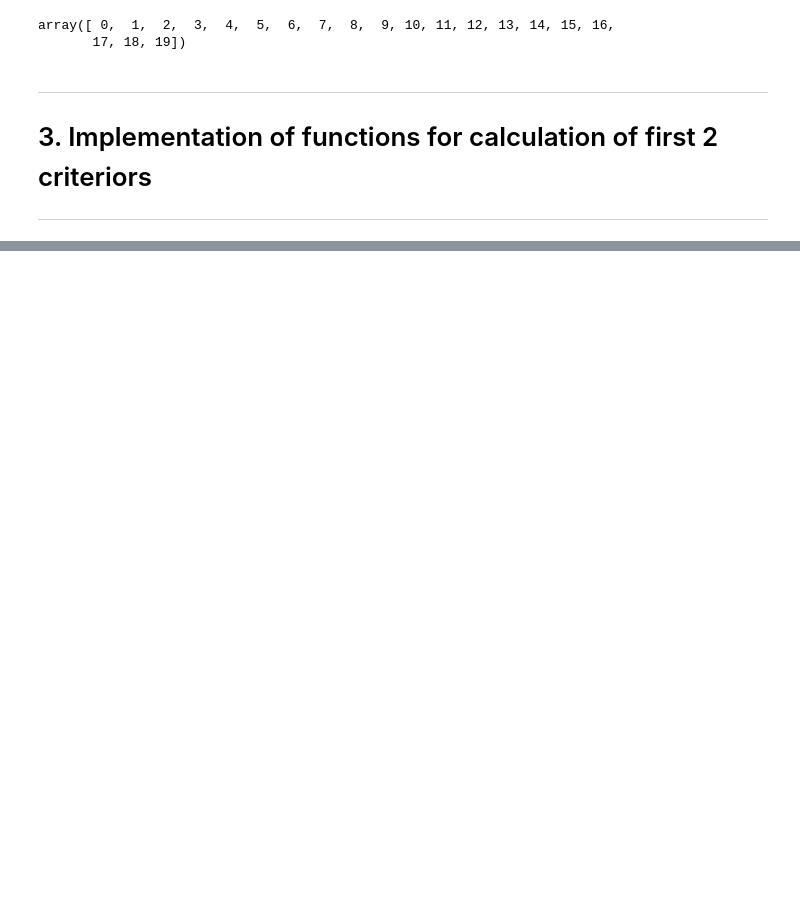
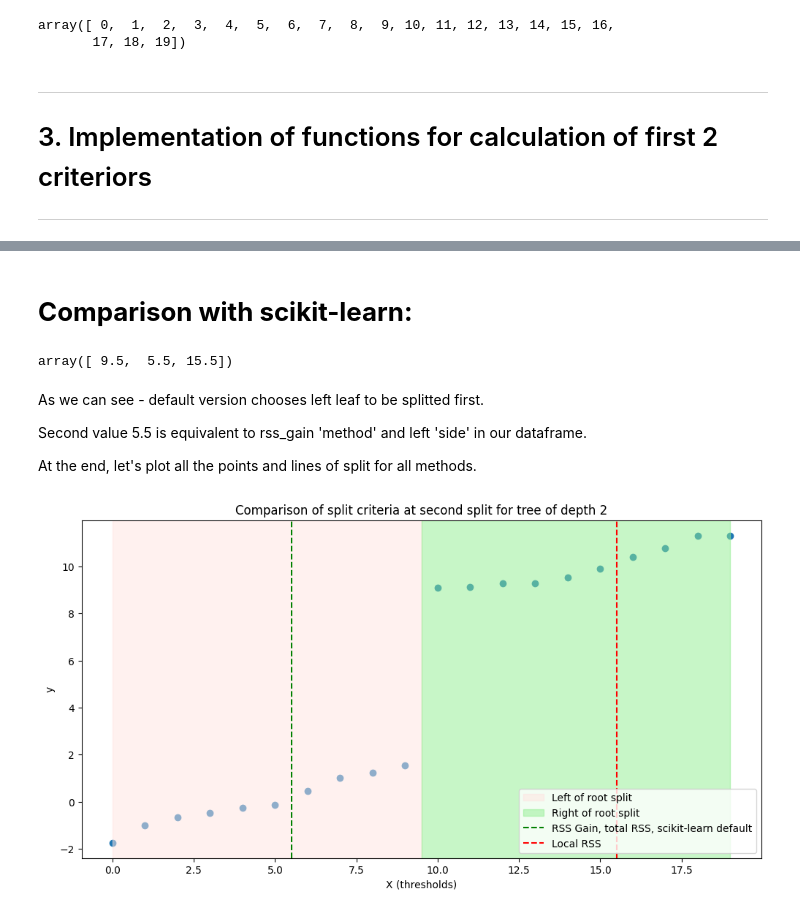
Before and after one commit to TrzeciakPiotr2300/Uczenie_Maszynowe_2025, a Jupyter notebook: HW06_tree_methods_spliting_criteriors.ipynb, the cells around one changed output, grey strips where cells are left out. Saved outputs shown, nothing was run; the diff lists cells and outputs as text; code cells hidden in the pictures; blank space fills up the shorter version.

```diff
--- a/HW06_tree_methods_spliting_criteriors.ipynb
+++ b/HW06_tree_methods_spliting_criteriors.ipynb
@@ -418,0 +419,42 @@ results_df
+# %% [markdown]
+# **Comparison with scikit-learn:**
+# %%
+tree = DecisionTreeRegressor(criterion='squared_error', max_depth=2)
+tree.fit(X_flat.reshape(-1, 1), y_flat)
+tree.tree_.threshold[[0, 1, 4]]
+# %% [output]
+array([ 9.5,  5.5, 15.5])
+# %% [markdown]
+As we can see - default version chooses left leaf to be splitted first.
+
+Second value 5.5 is equivalent to rss_gain 'method' and left 'side' in our dataframe.
+
+At the end, let's plot all the points and lines of split for all methods.
+# %%
+plt.figure(figsize=(12, 6))
+plt.scatter(X_flat, y_flat)
+
+# Plane colors
+plt.axvspan(X_flat.min(), opt_root_split, color='mistyrose', alpha=0.5, label='Left of root split')
+plt.axvspan(opt_root_split, X_flat.max(), color='lightgreen', alpha=0.5, label='Right of root split')
+
+# Separation lines
+plt.axvline(x=results_df['split'].iloc[1],
+            color='g',
+            linestyle='--',
+            label='RSS Gain, total RSS, scikit-learn default')
+
+plt.axvline(x=results_df['split'].iloc[0],
+            color='r',
+            linestyle='--',
+            label='Local RSS')
+
+# Legends etc.
+plt.title('Comparison of split criteria at second split for tree of depth 2')
+plt.xlabel('X (thresholds)')
+plt.ylabel('y')
+
+plt.legend(loc='lower right')
+plt.show()
+# %% [output]
+[figure, added]
```
Also changed, not shown: parts of 3 cells of this notebook.
